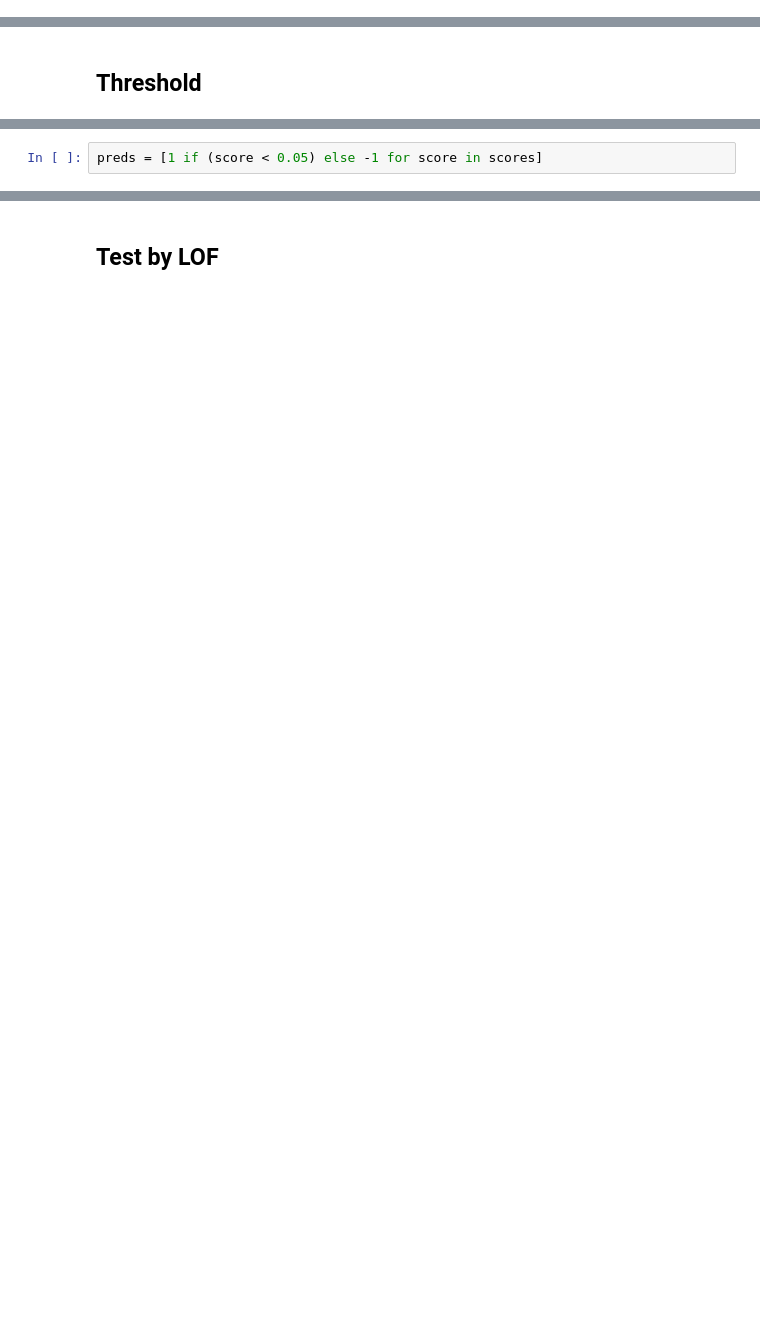
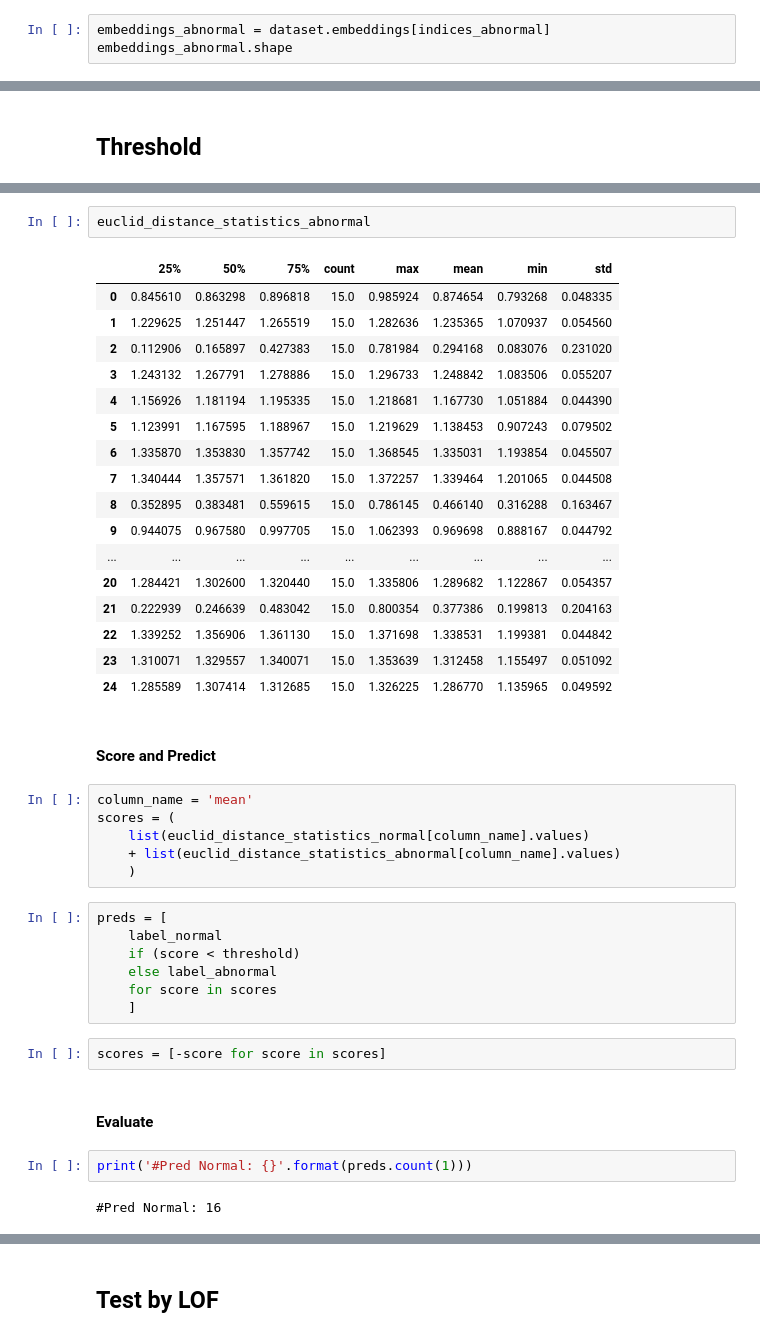
Before and after one commit to moritagit/DAD_Wave, a Jupyter notebook: notebooks/test.ipynb, the cells around one changed output, grey strips where cells are left out. Saved outputs shown, nothing was run; the diff lists cells and outputs as text; blank space fills up the shorter version.

```diff
--- a/notebooks/test.ipynb
+++ b/notebooks/test.ipynb
@@ -145,0 +174,3 @@ Index 199
+# %%
+embeddings_abnormal = dataset.embeddings[indices_abnormal]
+embeddings_abnormal.shape
@@ -176,5 +240,46 @@ label -1    Score: 0.17485778033733368
+# %%
+euclid_distance_statistics_abnormal
+# %% [output]
+|  | 25% | 50% | 75% | count | max | mean | min | std |
+| 0 | 0.845610 | 0.863298 | 0.896818 | 15.0 | 0.985924 | 0.874654 | 0.793268 | 0.048335 |
+| 1 | 1.229625 | 1.251447 | 1.265519 | 15.0 | 1.282636 | 1.235365 | 1.070937 | 0.054560 |
+| 2 | 0.112906 | 0.165897 | 0.427383 | 15.0 | 0.781984 | 0.294168 | 0.083076 | 0.231020 |
+| 3 | 1.243132 | 1.267791 | 1.278886 | 15.0 | 1.296733 | 1.248842 | 1.083506 | 0.055207 |
+| 4 | 1.156926 | 1.181194 | 1.195335 | 15.0 | 1.218681 | 1.167730 | 1.051884 | 0.044390 |
+| 5 | 1.123991 | 1.167595 | 1.188967 | 15.0 | 1.219629 | 1.138453 | 0.907243 | 0.079502 |
+| 6 | 1.335870 | 1.353830 | 1.357742 | 15.0 | 1.368545 | 1.335031 | 1.193854 | 0.045507 |
+| 7 | 1.340444 | 1.357571 | 1.361820 | 15.0 | 1.372257 | 1.339464 | 1.201065 | 0.044508 |
+| 8 | 0.352895 | 0.383481 | 0.559615 | 15.0 | 0.786145 | 0.466140 | 0.316288 | 0.163467 |
+| 9 | 0.944075 | 0.967580 | 0.997705 | 15.0 | 1.062393 | 0.969698 | 0.888167 | 0.044792 |
+| ... | ... | ... | ... | ... | ... | ... | ... | ... |
+| 20 | 1.284421 | 1.302600 | 1.320440 | 15.0 | 1.335806 | 1.289682 | 1.122867 | 0.054357 |
+| 21 | 0.222939 | 0.246639 | 0.483042 | 15.0 | 0.800354 | 0.377386 | 0.199813 | 0.204163 |
+| 22 | 1.339252 | 1.356906 | 1.361130 | 15.0 | 1.371698 | 1.338531 | 1.199381 | 0.044842 |
+| 23 | 1.310071 | 1.329557 | 1.340071 | 15.0 | 1.353639 | 1.312458 | 1.155497 | 0.051092 |
+| 24 | 1.285589 | 1.307414 | 1.312685 | 15.0 | 1.326225 | 1.286770 | 1.135965 | 0.049592 |
+# %% [markdown]
+#### Score and Predict
+# %%
+column_name = 'mean'
+scores = (
+    list(euclid_distance_statistics_normal[column_name].values)
+    + list(euclid_distance_statistics_abnormal[column_name].values)
+    )
 # %%
-preds = [1 if (score < 0.05) else -1 for score in scores]
+preds = [
+    label_normal
+    if (score < threshold)
+    else label_abnormal
+    for score in scores
+    ]
+# %%
+scores = [-score for score in scores]
+# %% [markdown]
+#### Evaluate
+# %%
+print('#Pred Normal: {}'.format(preds.count(1)))
+# %% [output]
+#Pred Normal: 16
 # %%
 evaluate_bc(labels, preds)
 # %% [output]
```
Also changed, not shown: parts of 65 cells of this notebook, 2 other files.
